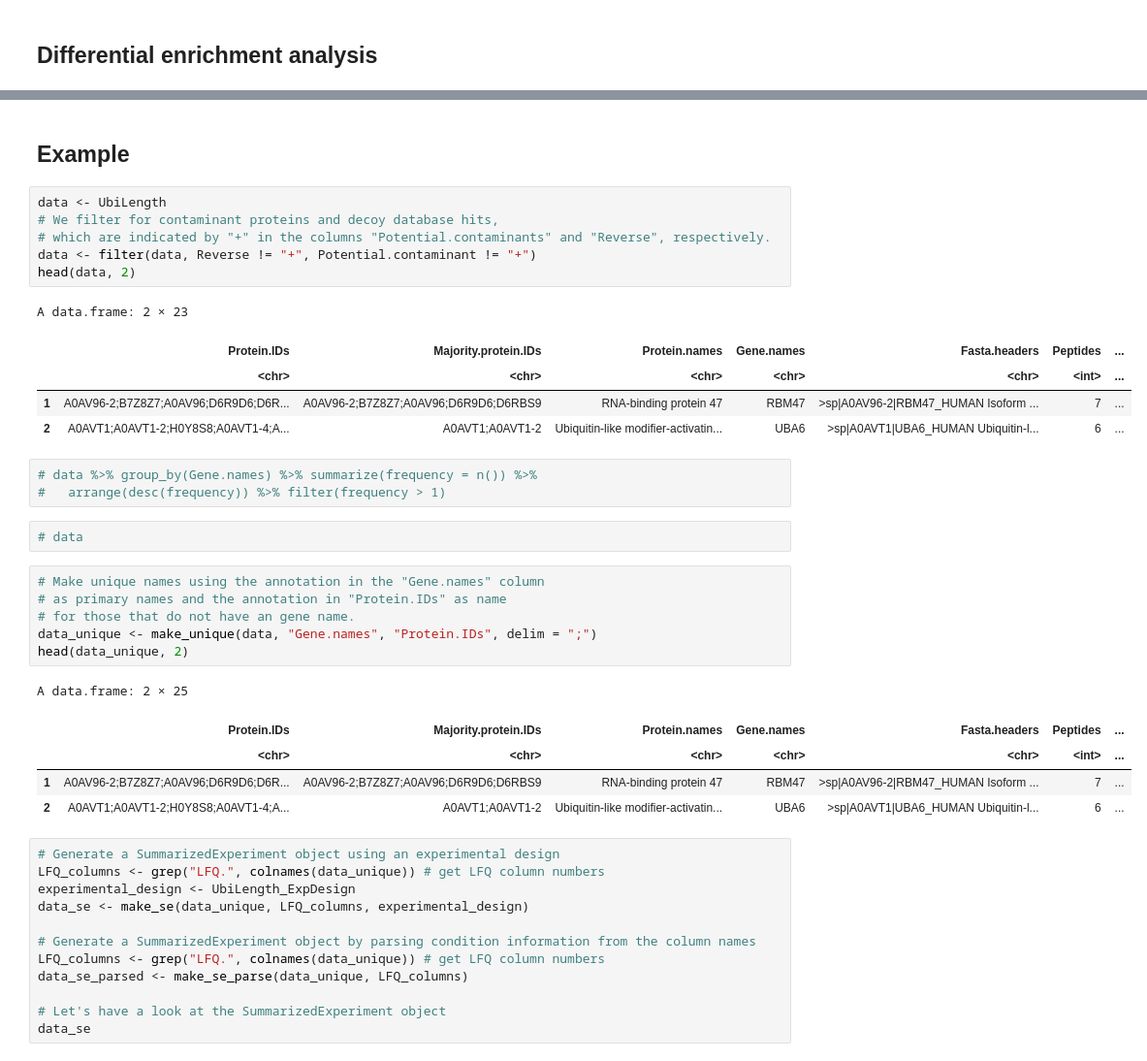
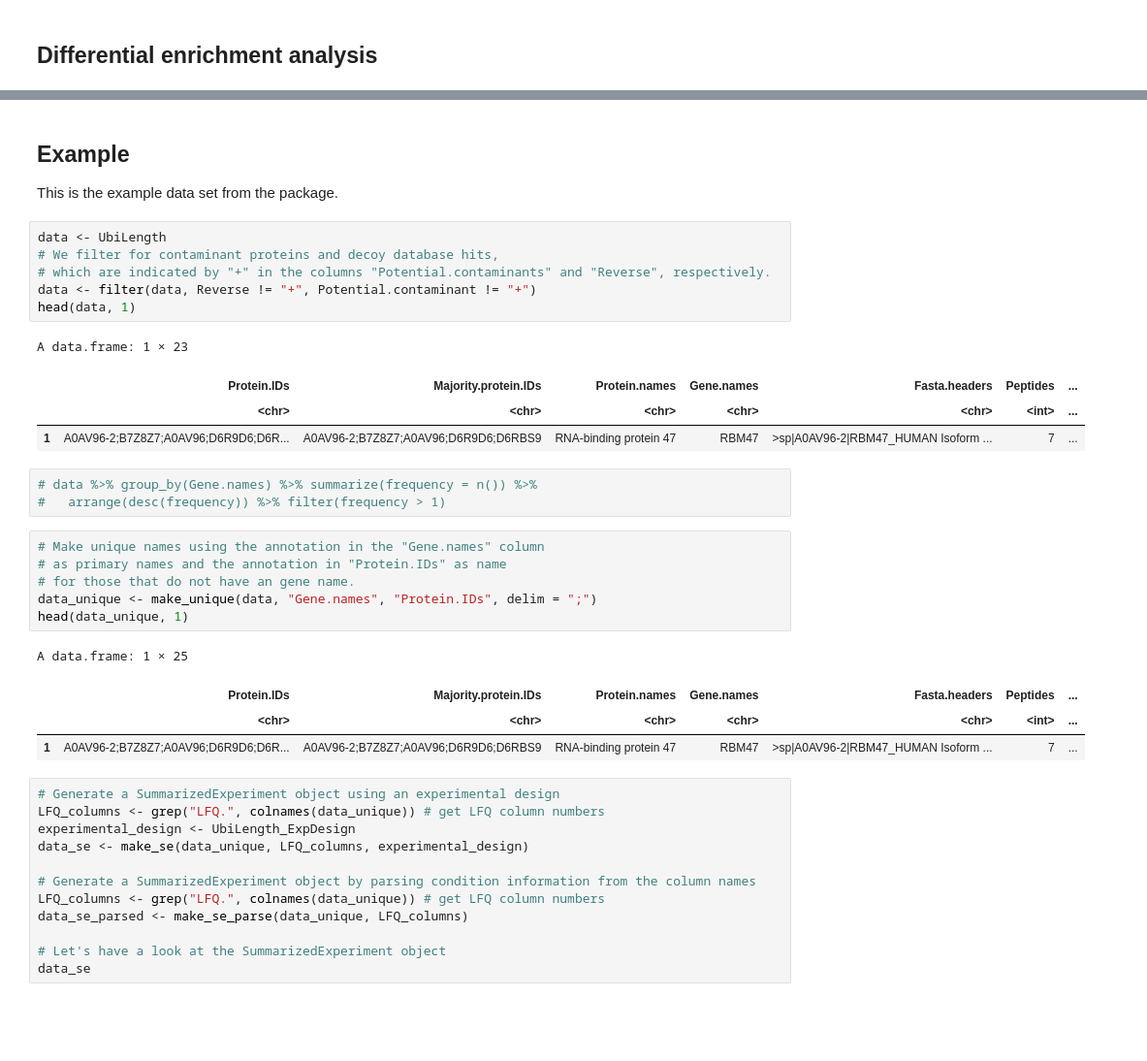
Before and after one commit to liorbey/lumin-workstation-materials, a Jupyter notebook: differential_protein_expression_R.ipynb, the cells around one changed output, grey strips where cells are left out. Shown at 97% size. Saved outputs shown, nothing was run; the diff lists cells and outputs as text; blank space fills up the shorter version.

```diff
--- a/differential_protein_expression_R.ipynb
+++ b/differential_protein_expression_R.ipynb
@@ -125,34 +171,31 @@ ERROR: Error in lmFit(raw, design = design): row dimension of design doesn't mat
 # %% [markdown]
 ## Example
+This is the example data set from the package.
 # %%
 data <- UbiLength
 # We filter for contaminant proteins and decoy database hits,
 # which are indicated by "+" in the columns "Potential.contaminants" and "Reverse", respectively.
 data <- filter(data, Reverse != "+", Potential.contaminant != "+")
-head(data, 2)
+head(data, 1)
 # %% [output]
-A data.frame: 2 × 23
+A data.frame: 1 × 23
 |  | Protein.IDs | Majority.protein.IDs | Protein.names | Gene.names | Fasta.headers | Peptides | ... |
 |  | <chr> | <chr> | <chr> | <chr> | <chr> | <int> | ... |
 | 1 | A0AV96-2;B7Z8Z7;A0AV96;D6R9D6;D6R... | A0AV96-2;B7Z8Z7;A0AV96;D6R9D6;D6RBS9 | RNA-binding protein 47 | RBM47 | >sp|A0AV96-2|RBM47_HUMAN Isoform ... | 7 | ... |
-| 2 | A0AVT1;A0AVT1-2;H0Y8S8;A0AVT1-4;A... | A0AVT1;A0AVT1-2 | Ubiquitin-like modifier-activatin... | UBA6 | >sp|A0AVT1|UBA6_HUMAN Ubiquitin-l... | 6 | ... |
 # %%
 # data %>% group_by(Gene.names) %>% summarize(frequency = n()) %>%
 #   arrange(desc(frequency)) %>% filter(frequency > 1)
-# %%
-# data
 # %%
 # Make unique names using the annotation in the "Gene.names" column
 # as primary names and the annotation in "Protein.IDs" as name
 # for those that do not have an gene name.
 data_unique <- make_unique(data, "Gene.names", "Protein.IDs", delim = ";")
-head(data_unique, 2)
+head(data_unique, 1)
 # %% [output]
-A data.frame: 2 × 25
+A data.frame: 1 × 25
 |  | Protein.IDs | Majority.protein.IDs | Protein.names | Gene.names | Fasta.headers | Peptides | ... |
 |  | <chr> | <chr> | <chr> | <chr> | <chr> | <int> | ... |
 | 1 | A0AV96-2;B7Z8Z7;A0AV96;D6R9D6;D6R... | A0AV96-2;B7Z8Z7;A0AV96;D6R9D6;D6RBS9 | RNA-binding protein 47 | RBM47 | >sp|A0AV96-2|RBM47_HUMAN Isoform ... | 7 | ... |
-| 2 | A0AVT1;A0AVT1-2;H0Y8S8;A0AVT1-4;A... | A0AVT1;A0AVT1-2 | Ubiquitin-like modifier-activatin... | UBA6 | >sp|A0AVT1|UBA6_HUMAN Ubiquitin-l... | 6 | ... |
 # %%
 # Generate a SummarizedExperiment object using an experimental design
 LFQ_columns <- grep("LFQ.", colnames(data_unique)) # get LFQ column numbers
```
Also changed, not shown: parts of 18 cells of this notebook.
